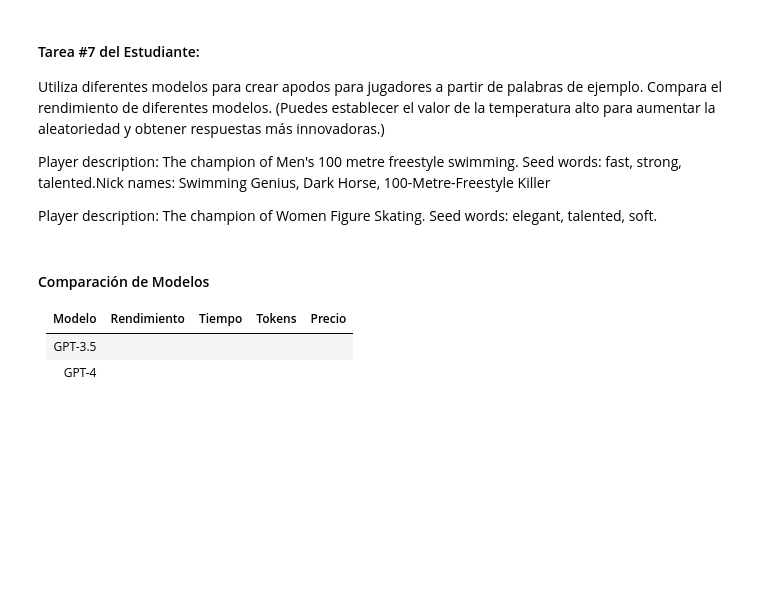
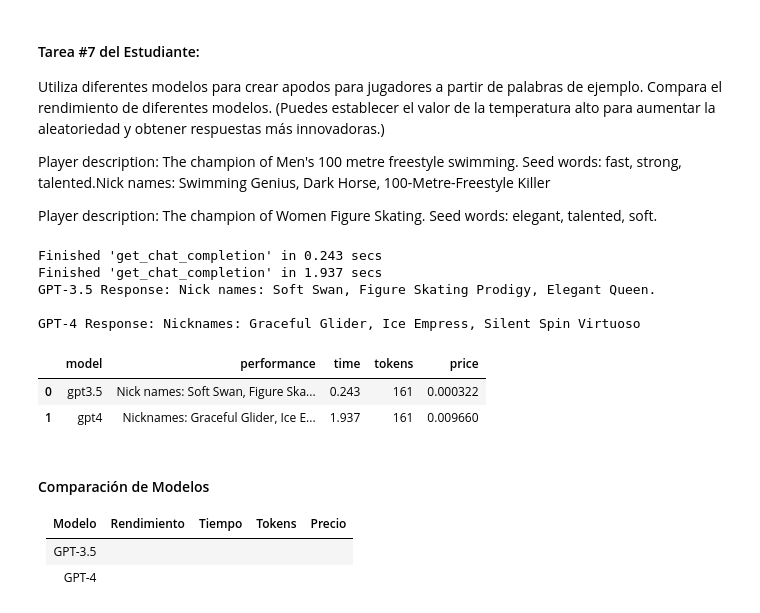
Before and after one commit to CharlyProgrammer/WTH_Fundamentos_OpenAI, a Jupyter notebook: notebooks/CH-02-ModelComparison.ipynb, the cells around one changed output. Saved outputs shown, nothing was run; the diff lists cells and outputs as text; code cells hidden in the pictures; blank space fills up the shorter version.

```diff
--- a/notebooks/CH-02-ModelComparison.ipynb
+++ b/notebooks/CH-02-ModelComparison.ipynb
@@ -466,3 +466,46 @@ Player description: The champion of Women Figure Skating. Seed words: elegant, t
+# %%
+# Escribe tu código aquí
+
+prompt = f"""
+
+You have the next information related to a player
+
+Player description: The champion of Men's 100 metre freestyle swimming.
+Seed words: fast, strong, talented.
+Nick names: Swimming Genius, Dark Horse, 100-Metre-Freestyle Killer
+
+In this sense, your task is to generate nicknames for players using the Seed words in the same format.
+So, please generate the nick names for the next player:
+
+Player description: The champion of Women Figure Skating.
+Seed words: elegant, talented, soft.
+
+Remember that the result should be in one line and in the same format (ex. Nick names: xxxx, yyyy, zzzz).
+
+"""
+
+gpt35_response, gpt35_price, gpt35_time = get_chat_completion(prompt, model=chat_model,temperature=1)
+gpt4_response, gpt4_price, gpt4_time = get_chat_completion(prompt, model=chat_model2,temperature=1)
+print(f"GPT-3.5 Response: {gpt35_response}\n")
+print(f"GPT-4 Response: {gpt4_response}\n")
+
+result = pd.DataFrame([{'model': 'gpt3.5', 'performance':gpt35_response, 'time': gpt35_time, 'tokens': gpt35_price, 'time': gpt35_time, 'price': gpt35_price*(2/1000000)},
+                         {'model': 'gpt4', 'performance':gpt4_response, 'time': gpt4_time, 'tokens': gpt4_price, 'time': gpt4_time, 'price': gpt4_price*(60/1000000)}])
+#results=pd.DataFrame()
+#results.columns=['model','performance','time','tokens','price']
+
+#pricing = pd.concat([results, new_rows], ignore_index=True)
+
+result.head()
+# %% [output]
+Finished 'get_chat_completion' in 0.243 secs
+Finished 'get_chat_completion' in 1.937 secs
+GPT-3.5 Response: Nick names: Soft Swan, Figure Skating Prodigy, Elegant Queen.
+
+GPT-4 Response: Nicknames: Graceful Glider, Ice Empress, Silent Spin Virtuoso
+|  | model | performance | time | tokens | price |
+| 0 | gpt3.5 | Nick names: Soft Swan, Figure Ska... | 0.243 | 161 | 0.000322 |
+| 1 | gpt4 | Nicknames: Graceful Glider, Ice E... | 1.937 | 161 | 0.009660 |
 # %% [markdown]
 #### Comparación de Modelos
 |Modelo| Rendimiento  |Tiempo|Tokens|Precio |
```
Also changed, not shown: parts of 7 cells of this notebook.
